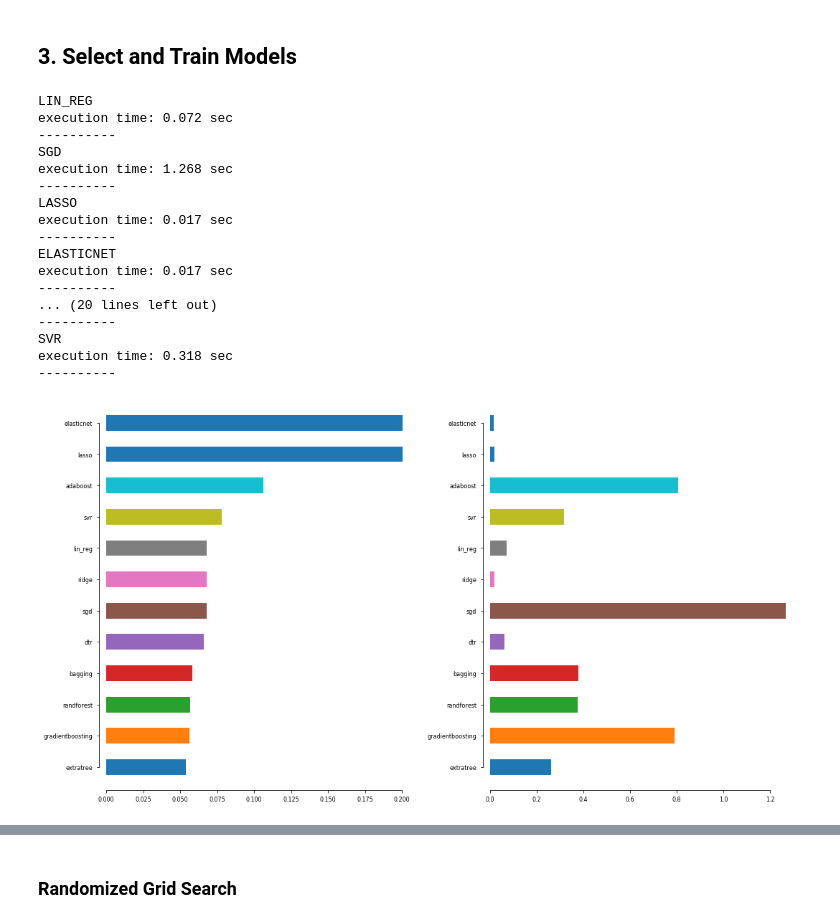
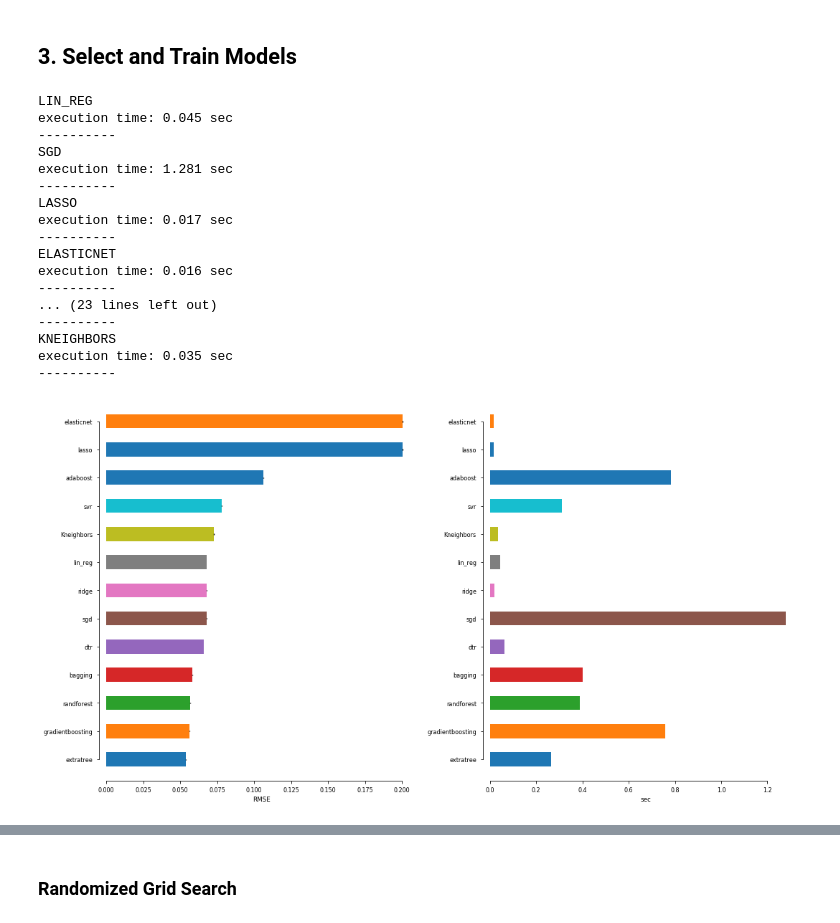
Before and after one commit to romainmartinez/mvc, a Jupyter notebook: 3_predict.ipynb, the cells around one changed output, grey strips where cells are left out. Cells and saved outputs as stored; diff of their text form; code cells hidden in the pictures.

```diff
--- a/3_predict.ipynb
+++ b/3_predict.ipynb
@@ -114,7 +116,8 @@ models = {
     'extratree': ExtraTreesRegressor(random_state=RANDOM_SEED),
     'gradientboosting': GradientBoostingRegressor(),
     # support vector
-    'svr': SVR(kernel='linear')
+    'svr': SVR(kernel='linear'),
+    'Kneighbors': KNeighborsRegressor()
 }
 # %%
 # compare models
@@ -143,21 +146,21 @@ for name, model in models.items():
     print('-' * 10)
 # %% [output]
 LIN_REG
-execution time: 0.072 sec
+execution time: 0.045 sec
 ----------
 SGD
-execution time: 1.268 sec
+execution time: 1.281 sec
 ----------
 LASSO
 execution time: 0.017 sec
 ----------
 ELASTICNET
-execution time: 0.017 sec
+execution time: 0.016 sec
 ----------
-... (20 lines left out)
+... (23 lines left out)
 ----------
-SVR
-execution time: 0.318 sec
+KNEIGHBORS
+execution time: 0.035 sec
 ----------
 # %%
 metrics = pd.DataFrame({'mean': means,
@@ -167,11 +170,13 @@ metrics = pd.DataFrame({'mean': means,
 metrics.sort_values(by='mean', inplace=True)
 # %%
 fig, (ax1, ax2) = plt.subplots(ncols=2, figsize=(15, 8))
-metrics['mean'].plot(kind='barh', ax=ax1)
+metrics['mean'].plot(kind='barh', ax=ax1, yerr=metrics['std'])
+ax1.set_xlabel('RMSE')
 metrics['time'].plot(kind='barh', ax=ax2)
+ax2.set_xlabel('sec')
 
 sns.despine(offset=10, trim=True)
 fig.tight_layout()
 plt.show()
 # %% [output]
-[figure, old version]
+[figure, new version]
```
Also changed, not shown: parts of 15 cells of this notebook.
